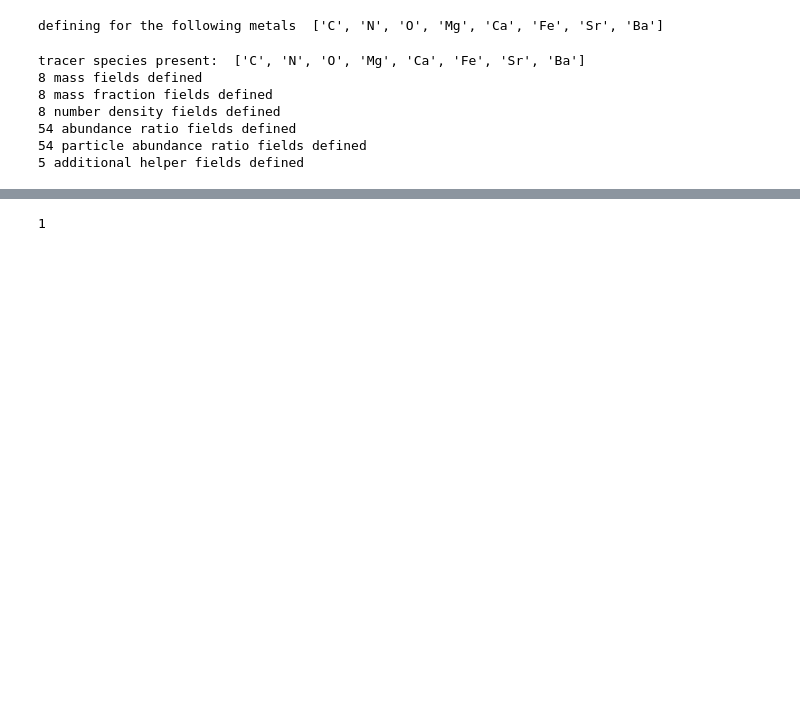
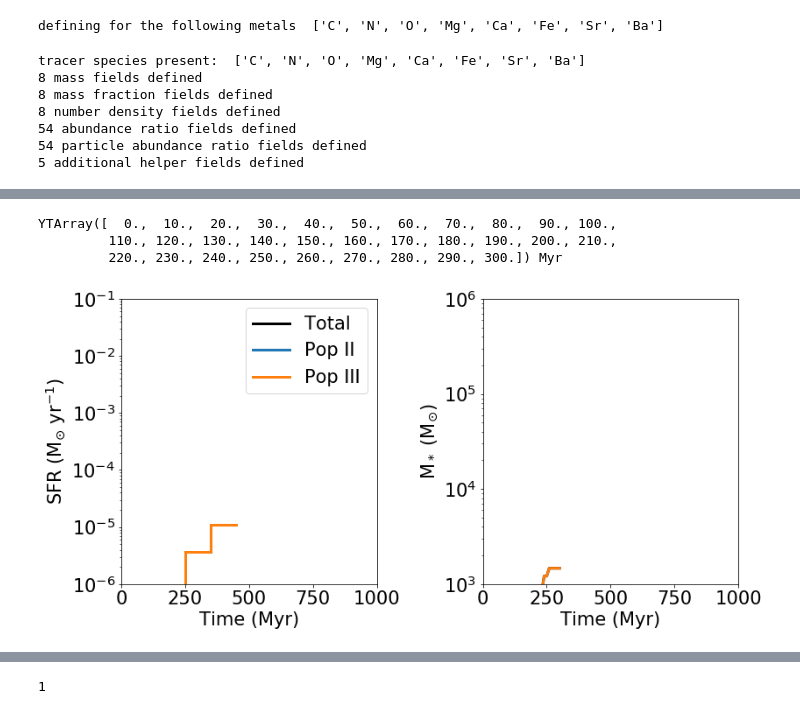
Before and after one commit to aemerick/galaxy_analysis, a Jupyter notebook: cosmology/notebooks/cosmology_inspection_testing.ipynb, the cells around one changed output, grey strips where cells are left out. Cells and saved outputs as stored; diff of their text form; code cells hidden in the pictures; blank space fills up the shorter version.

```diff
--- a/cosmology/notebooks/cosmology_inspection_testing.ipynb
+++ b/cosmology/notebooks/cosmology_inspection_testing.ipynb
@@ -198 +503,43 @@ Total Mass Above SF Treshold = 0.000E+00 Msun
+# %%
+t_H
+# %% [output]
+YTArray([  0.,  10.,  20.,  30.,  40.,  50.,  60.,  70.,  80.,  90., 100.,
+         110., 120., 130., 140., 150., 160., 170., 180., 190., 200., 210.,
+         220., 230., 240., 250., 260., 270., 280., 290., 300.]) Myr
+# %%
+plot_settings()
+
+fig, ax = plt.subplots(1,2)
+fig.set_size_inches(12,6)
+
+t_norm = t-t[0]
+
+t_norm = 0.5*(t_norm[1:]+t_norm[:-1])
+
+ax[0].step(t_norm, total_sfr, lw = 3, color = 'black', label = 'Total',where='pre')
+ax[0].step(t_norm, sfr_popII, lw = 3, color = 'C0', label = 'Pop II',where='pre')
+ax[0].step(t_norm, sfr_popIII, lw = 3, color = 'C1', label = 'Pop III',where='pre')
+
+t_norm = t_H-t_H[0]
+
+ax[1].plot(t_norm, total_sfh, lw = 3, color = 'black', label = 'Total')
+ax[1].plot(t_norm, sfh_popII, lw = 3, color = 'C0', label = 'Pop II')
+ax[1].plot(t_norm, sfh_popIII, lw = 3, color = 'C1', label = 'Pop III')
+
+for a in ax:
+    a.set_xlim(0.0,1000.0)
+    a.semilogy()
+    a.set_xlabel(r"Time (Myr)")
+
+ax[0].set_ylim(1.0E-6,0.1)
+ax[1].set_ylim(1000.0,1.0E6)
+
+
+ax[0].set_ylabel(r"SFR (M$_{\odot}$ yr$^{-1}$)")
+ax[1].set_ylabel(r"M$_*$ (M$_{\odot}$)")
+
+ax[0].legend(loc='best')
+plt.tight_layout()
+# %% [output]
+[figure, added]
 # %%
```
Also changed, not shown: parts of 22 cells of this notebook, 1 other file.
